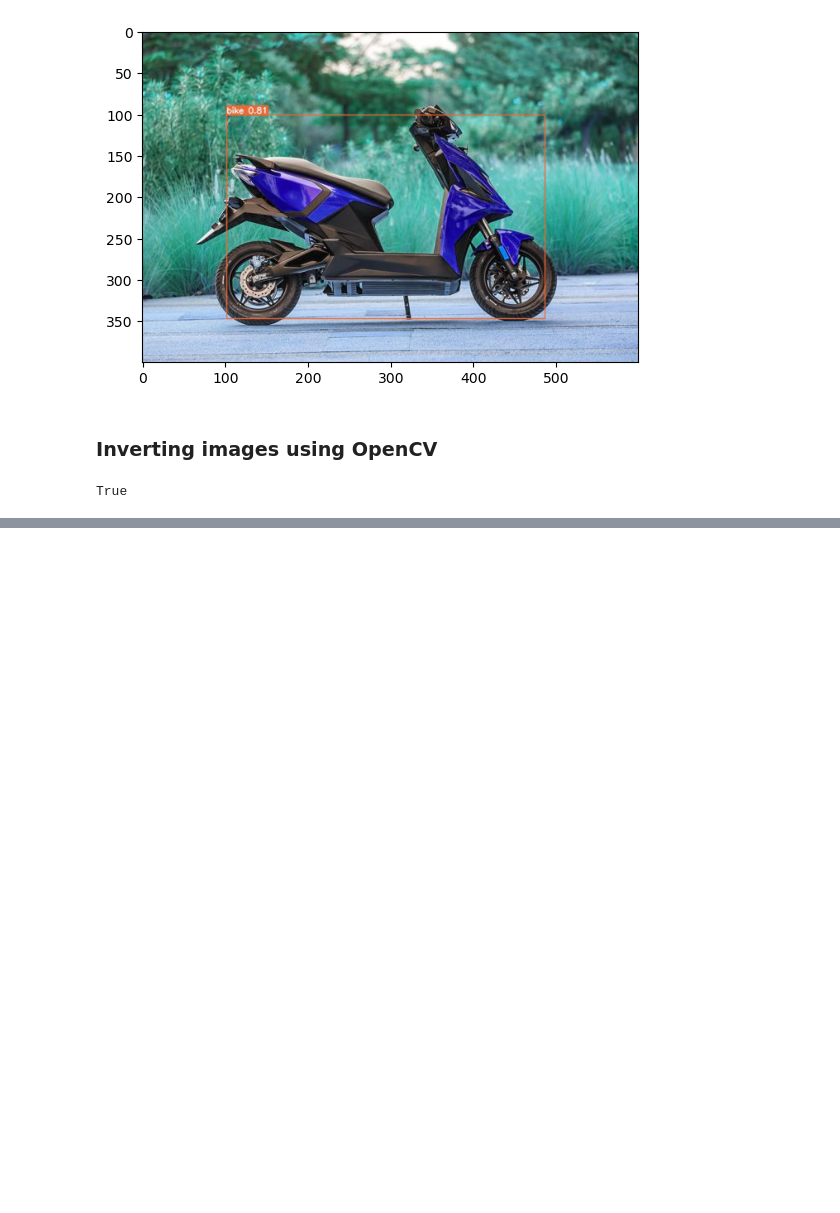
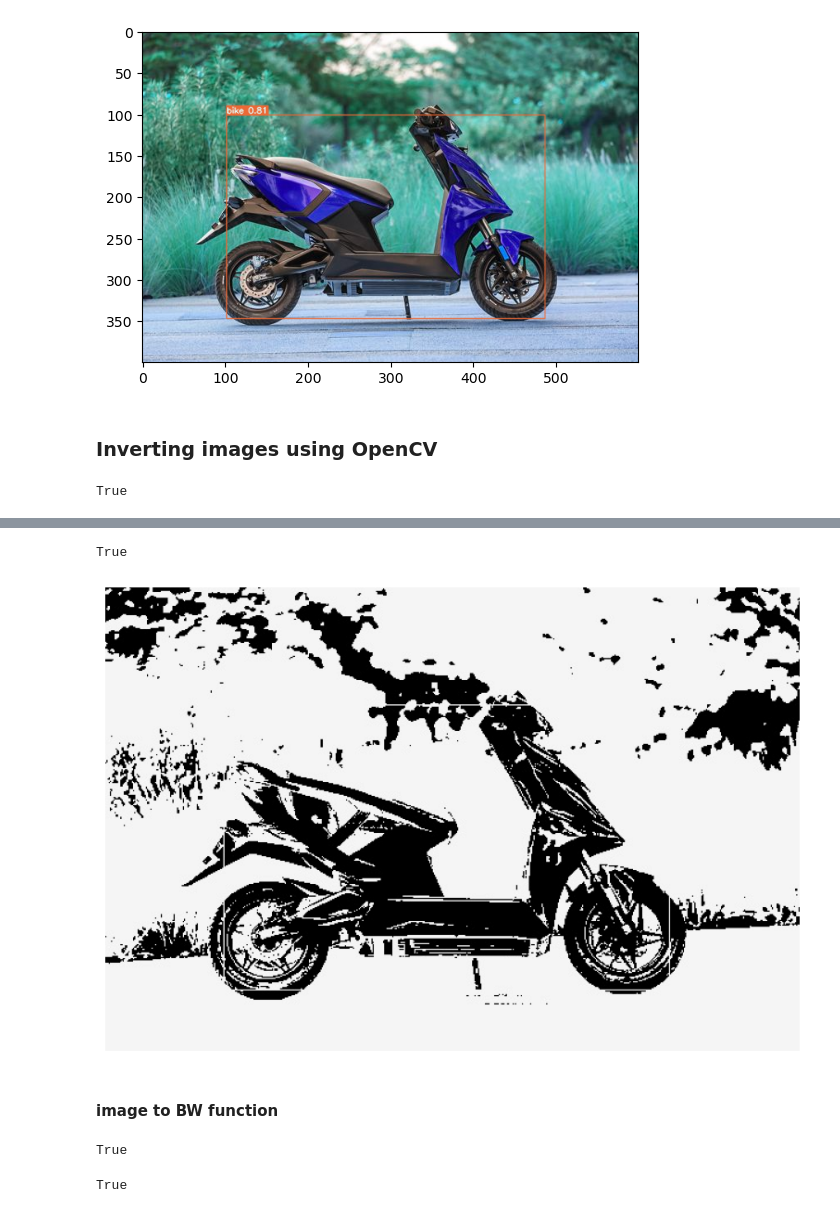
Before and after one commit to salunkhegr1712/OpenCV-ghansham, a Jupyter notebook: openCV.ipynb, the cells around one changed output, grey strips where cells are left out. Saved outputs shown, nothing was run; the diff lists cells and outputs as text; code cells hidden in the pictures; blank space fills up the shorter version.

```diff
--- a/openCV.ipynb
+++ b/openCV.ipynb
@@ -79,0 +96,20 @@ plt.imshow(toGrayScale(image))
+# %%
+# also apply grayScaleImage coversion on file page01 (img variable)
+gsPage01=toGrayScale(img)
+# cv2.imshow(page01GrayScale)
+cv2.imwrite("outputs/grayscalePage01.jpg",gsPage01)
+# display("outputs/grayscalePage01.jpg")
+# %% [output]
+True
+# %%
+# now as we have the grayScaleImage now we can able to convert it into the black and white image
+# just keep this parameters in mind we will come back here after some time
+thresh,BWimageBike=cv2.threshold(gsBike,85,180,cv2.THRESH_BINARY)
+
+# now save the image
+cv2.imwrite("outputs/BWbike.jpg",BWimageBike)
+display("outputs/BWbike.jpg")
+# %% [output]
+[figure, added]
+# %% [markdown]
+#### image to BW function
@@ -79,0 +121,13 @@ plt.imshow(toGrayScale(image))
+# %%
+# lets try this for car image
+car=toBWImage(cv2.imread("car-14.png"))
+cv2.imwrite("outputs/BWcar.png",car)
+# display("outputs/BWcar.png")
+# %% [output]
+True
+# %%
+# now lets convert the text image
+th,bwImageText=cv2.threshold(gsPage01,200,230,cv2.THRESH_BINARY)
+cv2.imwrite("outputs/BWtext.jpg",bwImageText)
+# %% [output]
+True
```
Also changed, not shown: parts of 10 cells of this notebook, 7 other files.
